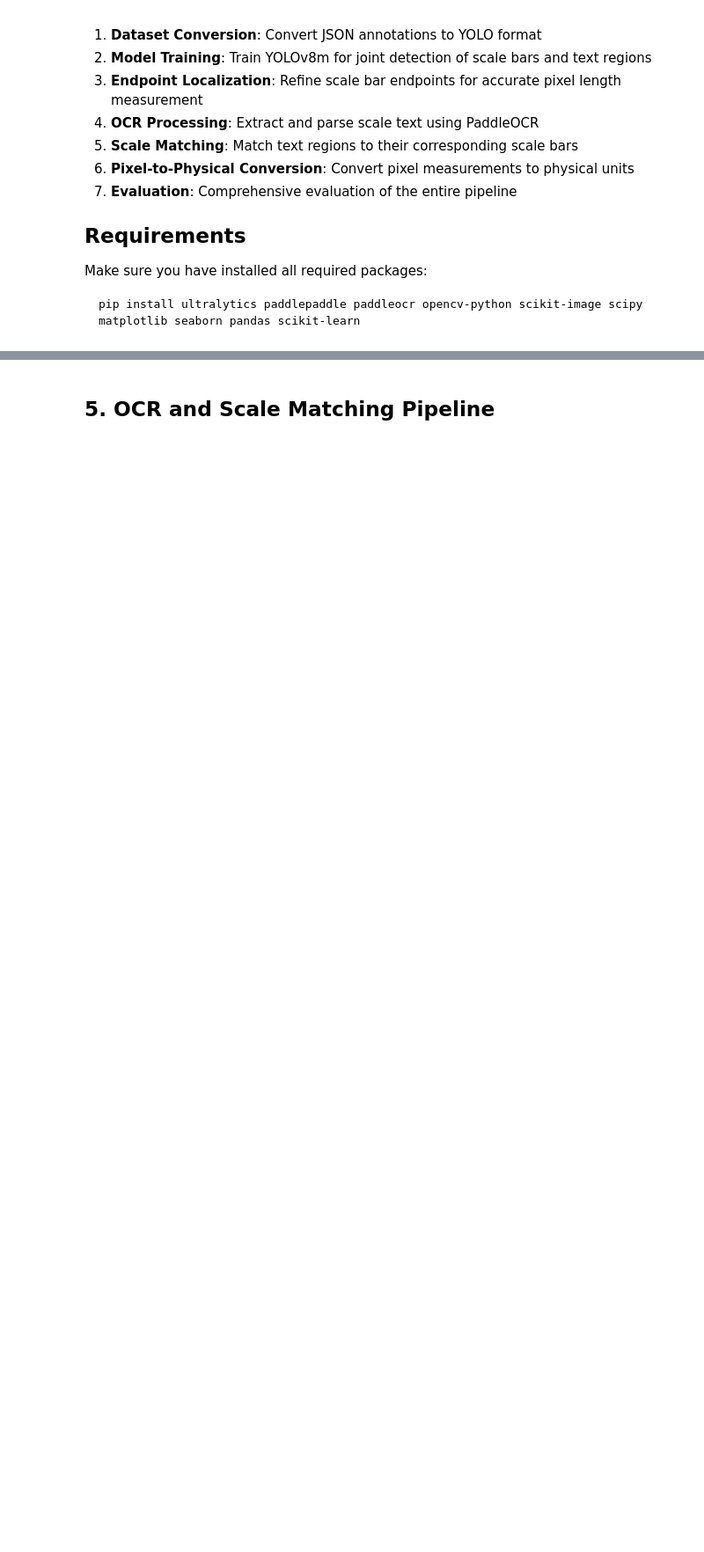
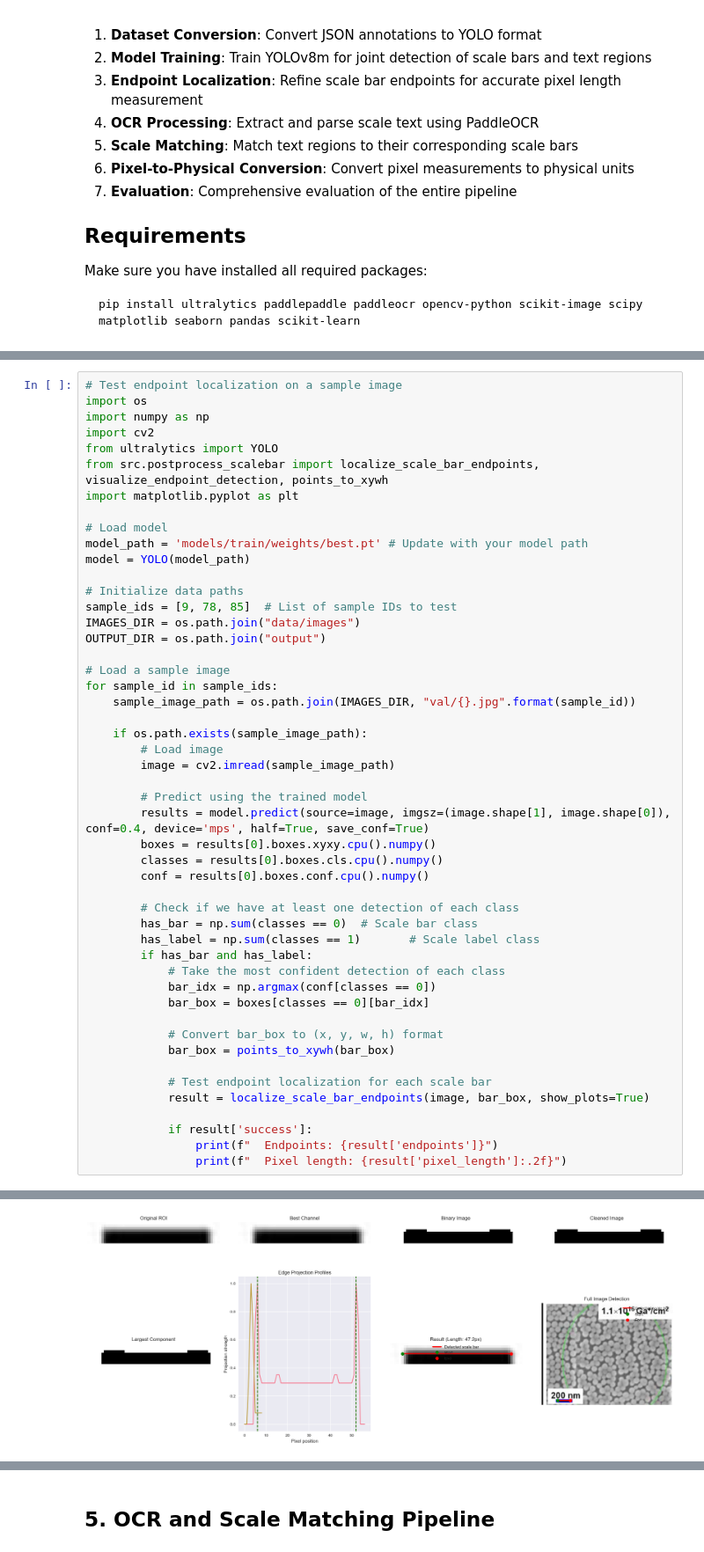
Before and after one commit to emmabhl/ScaleDetection, a Jupyter notebook: pipeline.ipynb, the cells around one changed output, grey strips where cells are left out. Shown at 88% size. Drawn from its saved outputs; the diff is of its cells as text; blank space fills up the shorter version.

```diff
--- a/pipeline.ipynb
+++ b/pipeline.ipynb
@@ -280,0 +272,50 @@ Visualization saved to: output/endpoint_detection_1_1.png
+# %%
+# Test endpoint localization on a sample image
+import os
+import numpy as np
+import cv2
+from ultralytics import YOLO
+from src.postprocess_scalebar import localize_scale_bar_endpoints, visualize_endpoint_detection, points_to_xywh
+import matplotlib.pyplot as plt
+
+# Load model
+model_path = 'models/train/weights/best.pt' # Update with your model path
+model = YOLO(model_path)
+
+# Initialize data paths
+sample_ids = [9, 78, 85]  # List of sample IDs to test
+IMAGES_DIR = os.path.join("data/images")
+OUTPUT_DIR = os.path.join("output")
+
+# Load a sample image
+for sample_id in sample_ids:
+    sample_image_path = os.path.join(IMAGES_DIR, "val/{}.jpg".format(sample_id))
+
+    if os.path.exists(sample_image_path):
+        # Load image
+        image = cv2.imread(sample_image_path)
+
+        # Predict using the trained model
+        results = model.predict(source=image, imgsz=(image.shape[1], image.shape[0]), conf=0.4, device='mps', half=True, save_conf=True)
+        boxes = results[0].boxes.xyxy.cpu().numpy()
+        classes = results[0].boxes.cls.cpu().numpy()
+        conf = results[0].boxes.conf.cpu().numpy()
+
+        # Check if we have at least one detection of each class
+        has_bar = np.sum(classes == 0)  # Scale bar class
+        has_label = np.sum(classes == 1)       # Scale label class
+        if has_bar and has_label:
+            # Take the most confident detection of each class
+            bar_idx = np.argmax(conf[classes == 0])
+            bar_box = boxes[classes == 0][bar_idx]
+
+            # Convert bar_box to (x, y, w, h) format
+            bar_box = points_to_xywh(bar_box)
+
+            # Test endpoint localization for each scale bar
+            result = localize_scale_bar_endpoints(image, bar_box, show_plots=True)
+
+            if result['success']:
+                print(f"  Endpoints: {result['endpoints']}")
+                print(f"  Pixel length: {result['pixel_length']:.2f}")
+# %% [output]
@@ -280,0 +331 @@ Visualization saved to: output/endpoint_detection_1_1.png
+[figure, added]
```
Also changed, not shown: parts of 15 cells of this notebook, 8 other files.
